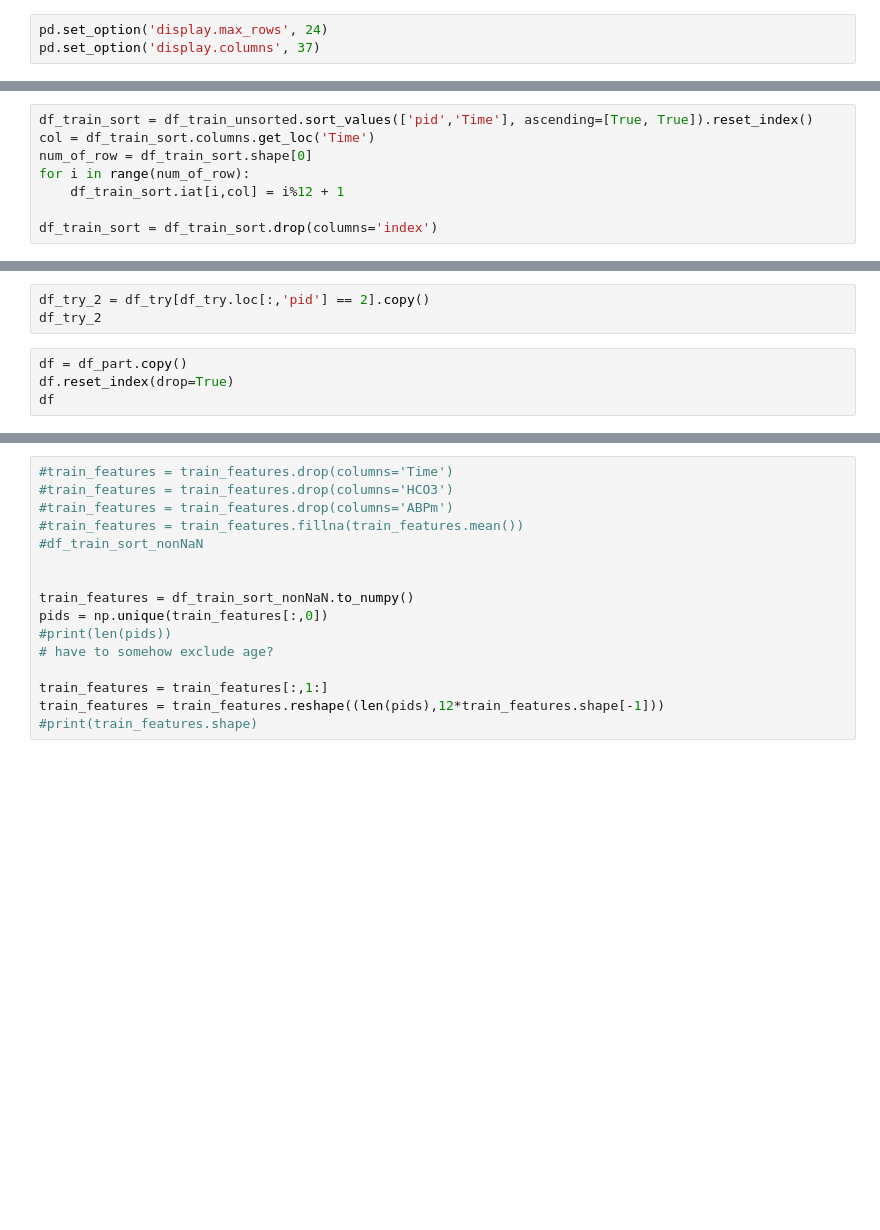
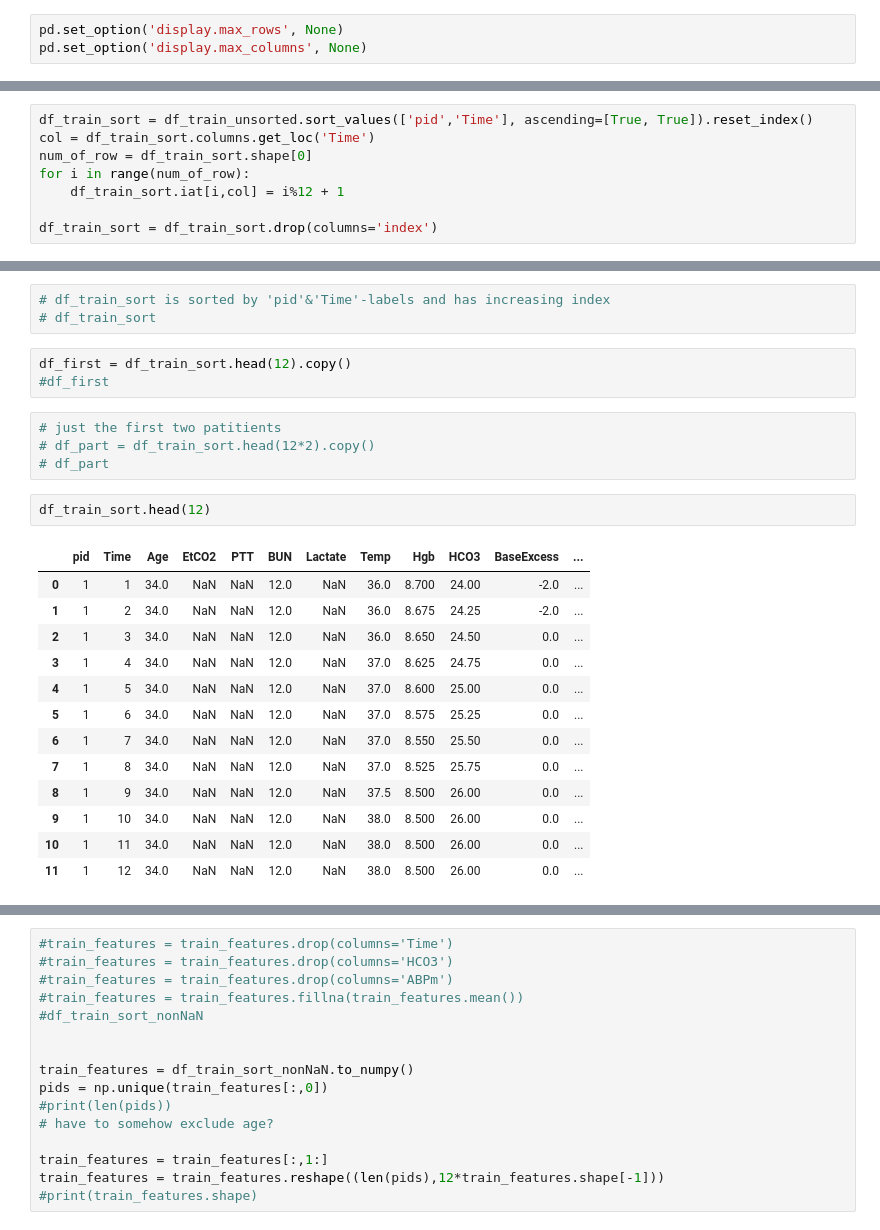
Before and after one commit to richdanis/IML_Projects, a Jupyter notebook: task2/Code/Looking_at_the_data.ipynb, the cells around one changed output, grey strips where cells are left out. Drawn from its saved outputs; the diff is of its cells as text; blank space fills up the shorter version.

```diff
--- a/task2/Code/Looking_at_the_data.ipynb
+++ b/task2/Code/Looking_at_the_data.ipynb
@@ -17,8 +17,8 @@ df_subtask1 = df_labels[TEST1]
 df_subtask2 = df_labels[TEST2]
 df_subtask3 = df_labels[TEST3]
 # %%
-pd.set_option('display.max_rows', 24)
-pd.set_option('display.columns', 37)
+pd.set_option('display.max_rows', None)
+pd.set_option('display.max_columns', None)
 # %%
 #finding pid of the argmax time and print all of the rows
 time_arg_max = df_train_unsorted['Time'].argmax()
@@ -76,7 +35,26 @@ df_interpol
-# %%
-df_try_2 = df_try[df_try.loc[:,'pid'] == 2].copy()
-df_try_2
-# %%
-df = df_part.copy()
-df.reset_index(drop=True)
-df
+# %%
+# df_train_sort is sorted by 'pid'&'Time'-labels and has increasing index
+# df_train_sort
+# %%
+df_first = df_train_sort.head(12).copy()
+#df_first
+# %%
+# just the first two patitients
+# df_part = df_train_sort.head(12*2).copy()
+# df_part
+# %%
+df_train_sort.head(12)
+# %% [output]
+|  | pid | Time | Age | EtCO2 | PTT | BUN | Lactate | Temp | Hgb | HCO3 | BaseExcess | ... |
+| 0 | 1 | 1 | 34.0 | NaN | NaN | 12.0 | NaN | 36.0 | 8.700 | 24.00 | -2.0 | ... |
+| 1 | 1 | 2 | 34.0 | NaN | NaN | 12.0 | NaN | 36.0 | 8.675 | 24.25 | -2.0 | ... |
+| 2 | 1 | 3 | 34.0 | NaN | NaN | 12.0 | NaN | 36.0 | 8.650 | 24.50 | 0.0 | ... |
+| 3 | 1 | 4 | 34.0 | NaN | NaN | 12.0 | NaN | 37.0 | 8.625 | 24.75 | 0.0 | ... |
+| 4 | 1 | 5 | 34.0 | NaN | NaN | 12.0 | NaN | 37.0 | 8.600 | 25.00 | 0.0 | ... |
+| 5 | 1 | 6 | 34.0 | NaN | NaN | 12.0 | NaN | 37.0 | 8.575 | 25.25 | 0.0 | ... |
+| 6 | 1 | 7 | 34.0 | NaN | NaN | 12.0 | NaN | 37.0 | 8.550 | 25.50 | 0.0 | ... |
+| 7 | 1 | 8 | 34.0 | NaN | NaN | 12.0 | NaN | 37.0 | 8.525 | 25.75 | 0.0 | ... |
+| 8 | 1 | 9 | 34.0 | NaN | NaN | 12.0 | NaN | 37.5 | 8.500 | 26.00 | 0.0 | ... |
+| 9 | 1 | 10 | 34.0 | NaN | NaN | 12.0 | NaN | 38.0 | 8.500 | 26.00 | 0.0 | ... |
+| 10 | 1 | 11 | 34.0 | NaN | NaN | 12.0 | NaN | 38.0 | 8.500 | 26.00 | 0.0 | ... |
+| 11 | 1 | 12 | 34.0 | NaN | NaN | 12.0 | NaN | 38.0 | 8.500 | 26.00 | 0.0 | ... |
```
Also changed, not shown: parts of 13 cells of this notebook.
